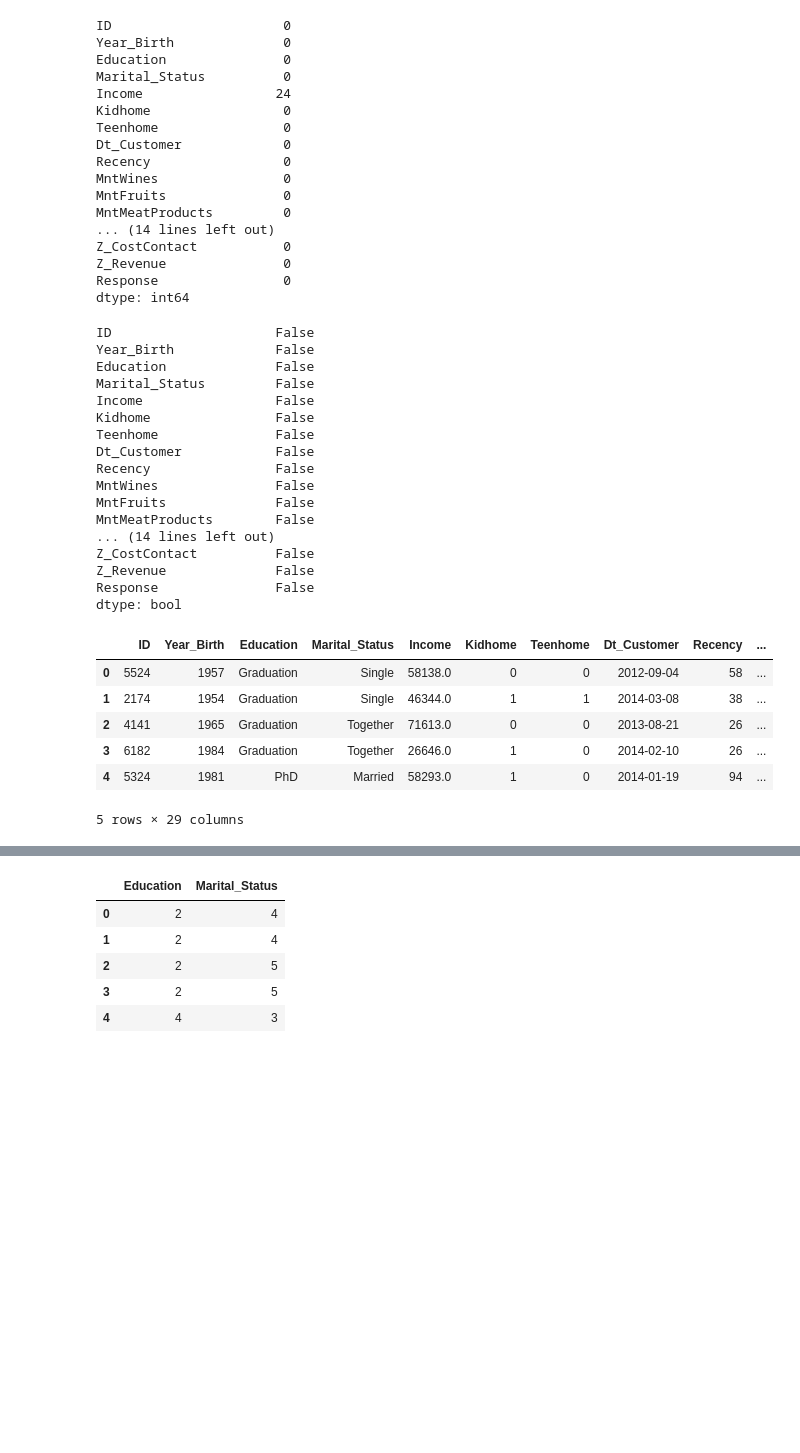
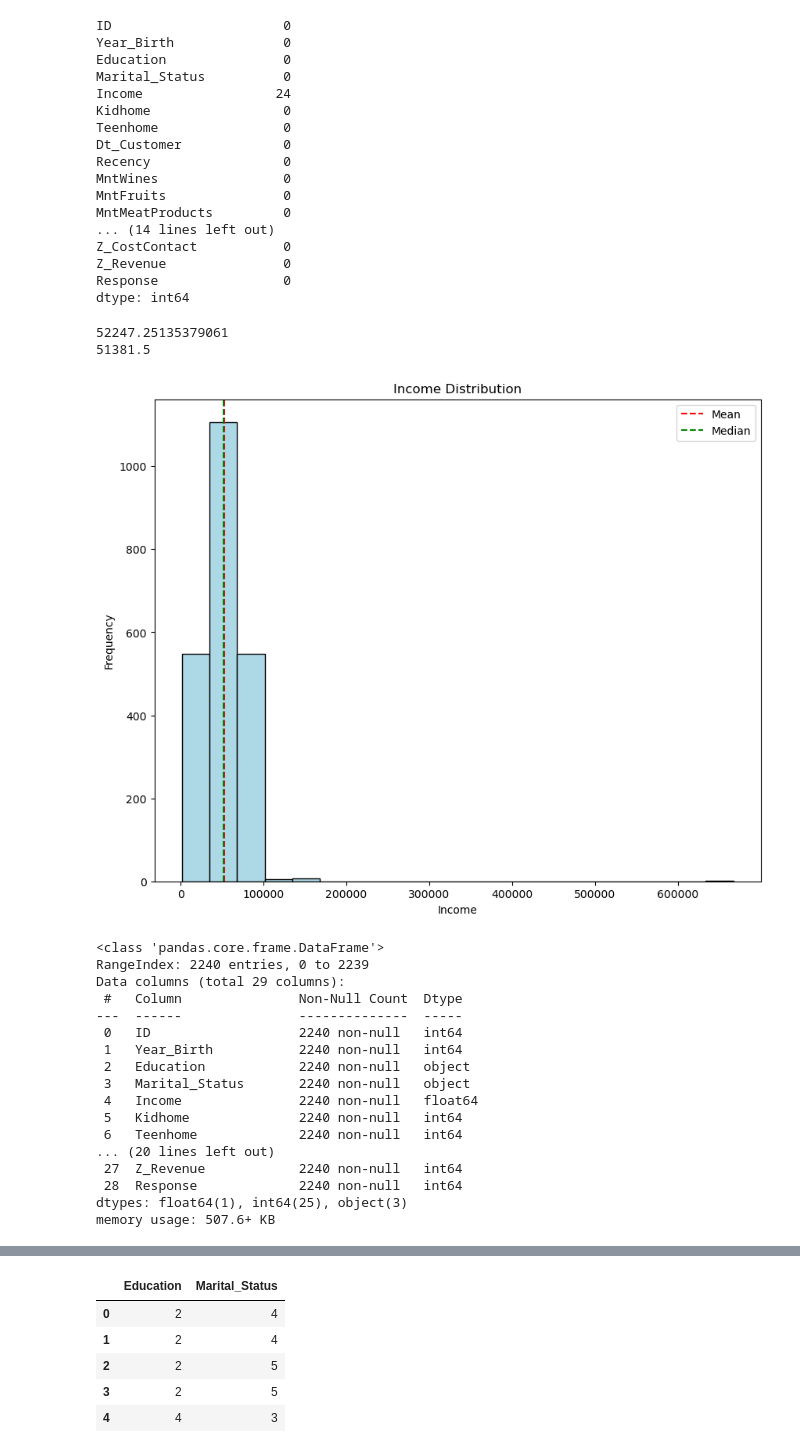
Before and after one commit to Keipatr/Customer-Analysis-Clustering, a Jupyter notebook: AFL2_Kei.ipynb, the cells around one changed output, grey strips where cells are left out. Saved outputs shown, nothing was run; the diff lists cells and outputs as text; code cells hidden in the pictures; blank space fills up the shorter version.

```diff
--- a/AFL2_Kei.ipynb
+++ b/AFL2_Kei.ipynb
@@ -39,38 +40,46 @@ Z_CostContact           0
 Z_Revenue               0
 Response                0
 dtype: int64
+# %%
+mean = df['Income'].mean()
+median = df['Income'].median()
+print(mean )
+print(median)
+plt.figure(figsize=(10, 8))
+plt.hist(df['Income'], bins=20, color='lightblue', edgecolor='black')
+plt.axvline(mean, color='red', linestyle='dashed', linewidth=1.5)
+plt.axvline(median, color='green', linestyle='dashed', linewidth=1.5)
+plt.legend({'Mean': mean, 'Median': median})
+plt.title('Income Distribution')
+plt.xlabel('Income')
+plt.ylabel('Frequency')
+plt.show()
+# %% [output]
+52247.25135379061
+51381.5
+[figure, added]
 # %%
 # fill the missing value in the income
 df['Income'].fillna(df['Income'].median(), inplace=True)
-df.isna().any()
+df.info()
 # %% [output]
-ID                     False
-Year_Birth             False
-Education              False
-Marital_Status         False
-Income                 False
-Kidhome                False
-Teenhome               False
-Dt_Customer            False
-Recency                False
-MntWines               False
-MntFruits              False
-MntMeatProducts        False
-... (14 lines left out)
-Z_CostContact          False
-Z_Revenue              False
-Response               False
-dtype: bool
+<class 'pandas.core.frame.DataFrame'>
+RangeIndex: 2240 entries, 0 to 2239
+Data columns (total 29 columns):
+ #   Column               Non-Null Count  Dtype
+---  ------               --------------  -----
+ 0   ID                   2240 non-null   int64
+ 1   Year_Birth           2240 non-null   int64
+ 2   Education            2240 non-null   object
+ 3   Marital_Status       2240 non-null   object
+ 4   Income               2240 non-null   float64
+ 5   Kidhome              2240 non-null   int64
+ 6   Teenhome             2240 non-null   int64
+... (20 lines left out)
+ 27  Z_Revenue            2240 non-null   int64
+ 28  Response             2240 non-null   int64
+dtypes: float64(1), int64(25), object(3)
+memory usage: 507.6+ KB
 # %%
 # change dt_customer to date time format
 df['Dt_Customer'] = pd.to_datetime(df['Dt_Customer'], format='%d-%m-%Y')
-# %%
-df.head()
-# %% [output]
-|  | ID | Year_Birth | Education | Marital_Status | Income | Kidhome | Teenhome | Dt_Customer | Recency | ... |
-| 0 | 5524 | 1957 | Graduation | Single | 58138.0 | 0 | 0 | 2012-09-04 | 58 | ... |
-| 1 | 2174 | 1954 | Graduation | Single | 46344.0 | 1 | 1 | 2014-03-08 | 38 | ... |
-| 2 | 4141 | 1965 | Graduation | Together | 71613.0 | 0 | 0 | 2013-08-21 | 26 | ... |
-| 3 | 6182 | 1984 | Graduation | Together | 26646.0 | 1 | 0 | 2014-02-10 | 26 | ... |
-| 4 | 5324 | 1981 | PhD | Married | 58293.0 | 1 | 0 | 2014-01-19 | 94 | ... |
-5 rows × 29 columns
```
Also changed, not shown: parts of 7 cells of this notebook.
